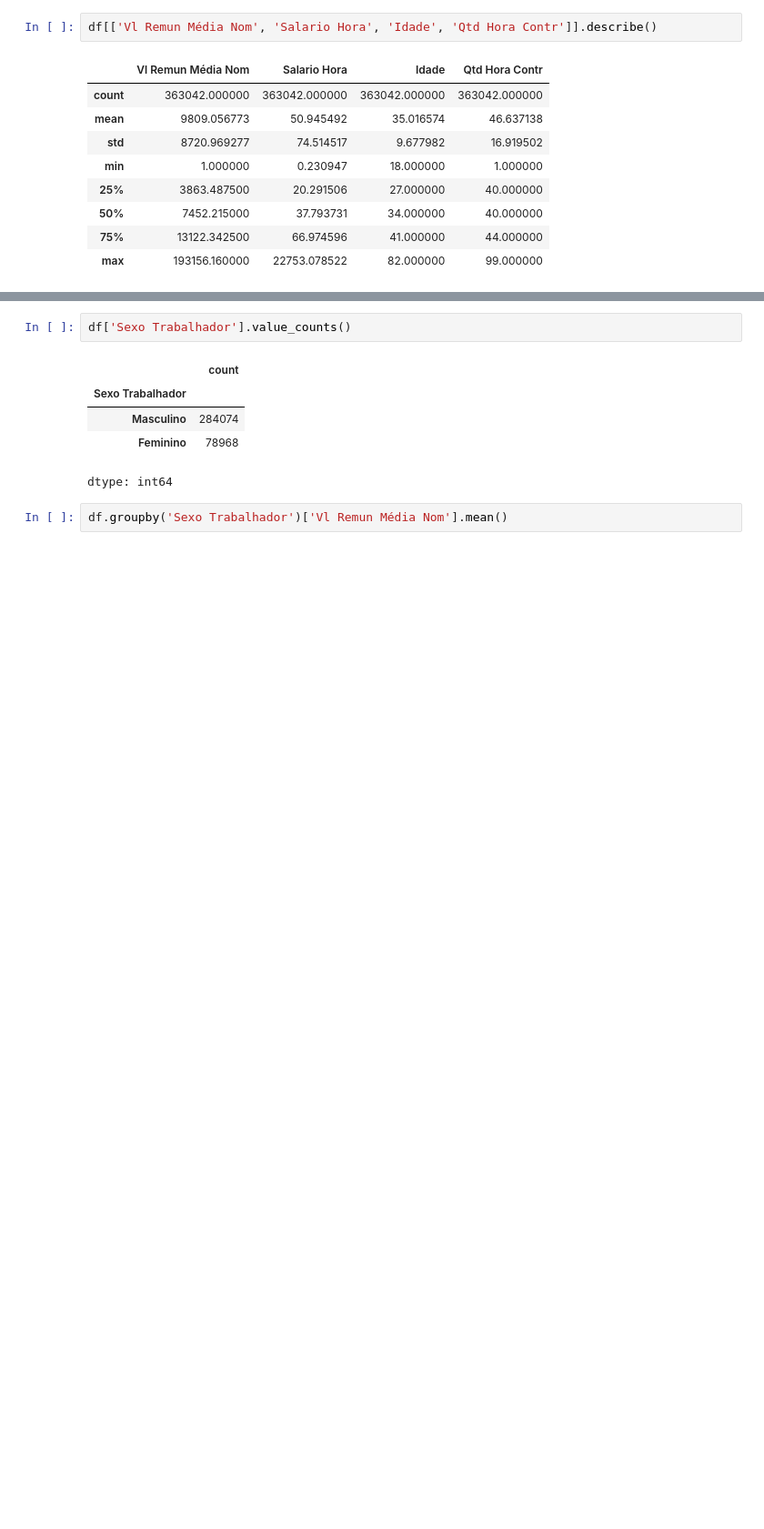
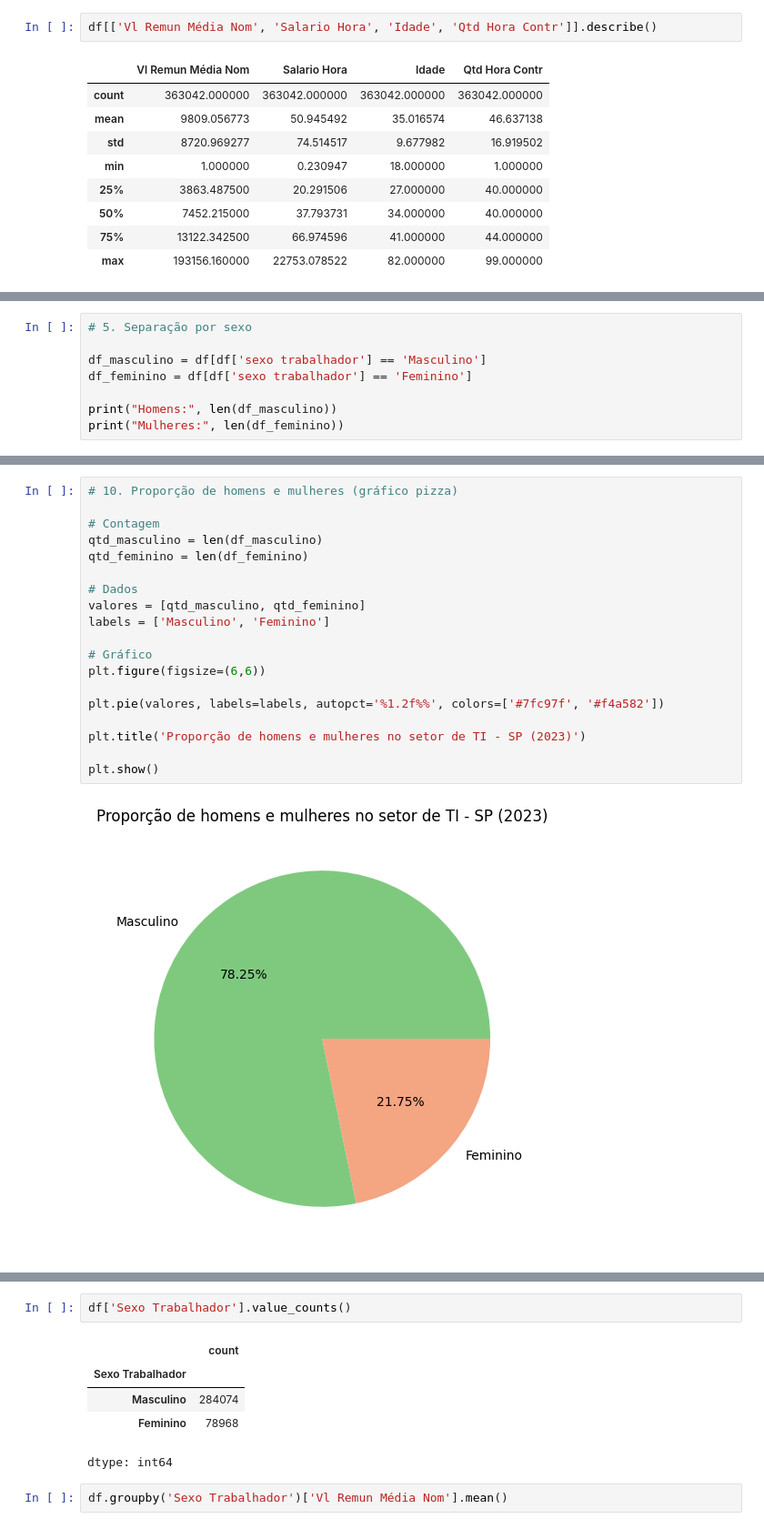
Before and after one commit to ricardo-gmarques/estagio, a Jupyter notebook: scratchpad.ipynb, the cells around one changed output, grey strips where cells are left out. Shown at 91% size. Drawn from its saved outputs; the diff is of its cells as text; blank space fills up the shorter version.

```diff
--- a/scratchpad.ipynb
+++ b/scratchpad.ipynb
@@ -174,0 +150,8 @@ plt.show()
+# %%
+# 5. Separação por sexo
+
+df_masculino = df[df['sexo trabalhador'] == 'Masculino']
+df_feminino = df[df['sexo trabalhador'] == 'Feminino']
+
+print("Homens:", len(df_masculino))
+print("Mulheres:", len(df_feminino))
@@ -174,0 +244,21 @@ plt.show()
+# %%
+# 10. Proporção de homens e mulheres (gráfico pizza)
+
+# Contagem
+qtd_masculino = len(df_masculino)
+qtd_feminino = len(df_feminino)
+
+# Dados
+valores = [qtd_masculino, qtd_feminino]
+labels = ['Masculino', 'Feminino']
+
+# Gráfico
+plt.figure(figsize=(6,6))
+
+plt.pie(valores, labels=labels, autopct='%1.2f%%', colors=['#7fc97f', '#f4a582'])
+
+plt.title('Proporção de homens e mulheres no setor de TI - SP (2023)')
+
+plt.show()
+# %% [output]
+[figure, added]
```
Also changed, not shown: parts of 26 cells of this notebook.
